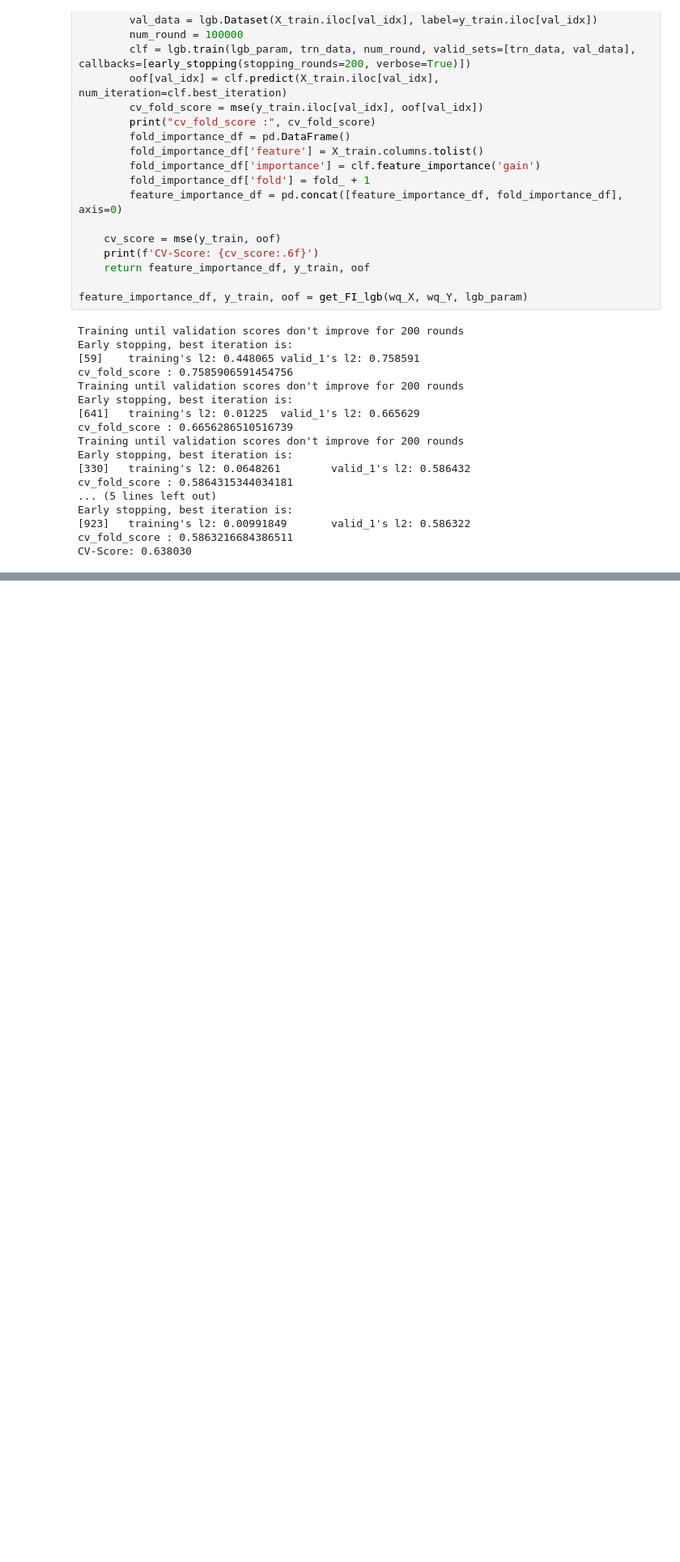
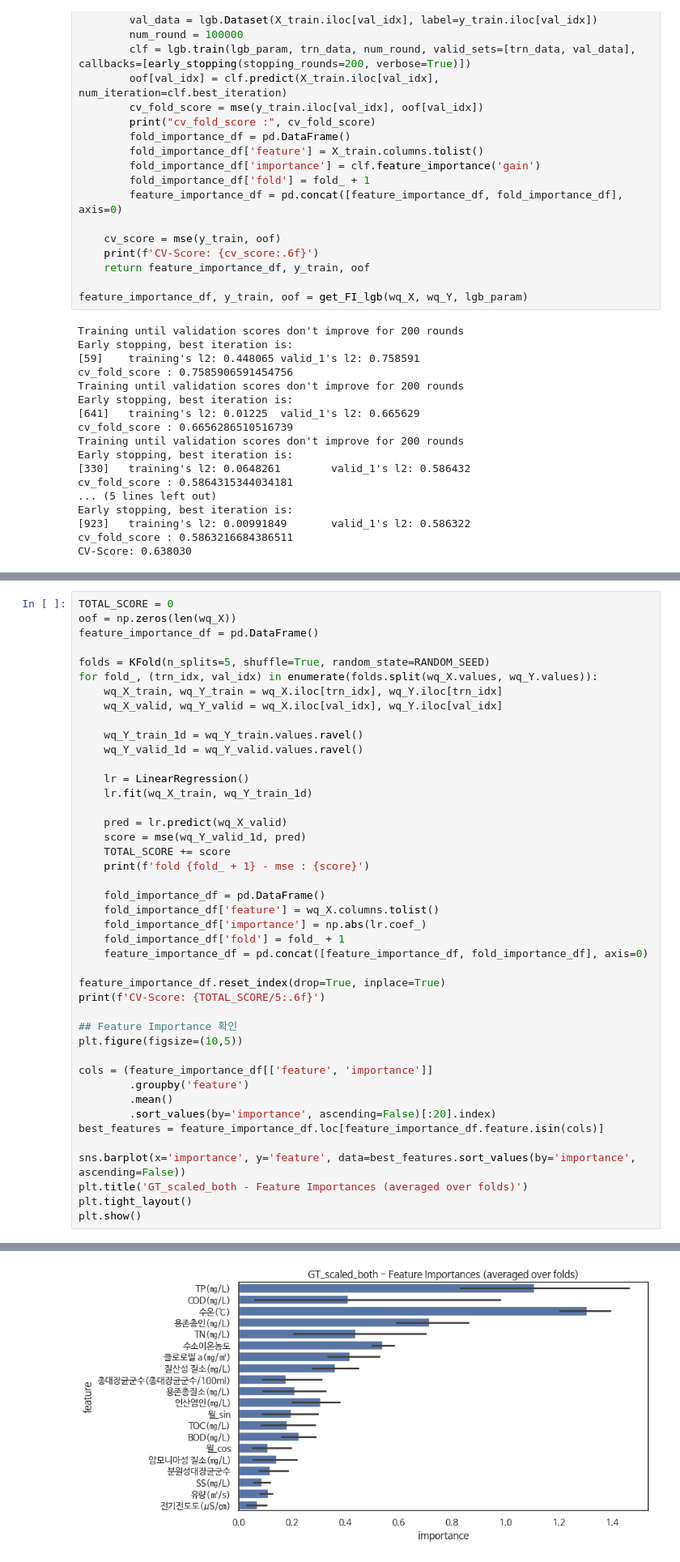
Before and after one commit to komingsu/piml, a Jupyter notebook: basic_eda.ipynb, the cells around one changed output, grey strips where cells are left out. Shown at 81% size. Saved outputs shown, nothing was run; the diff lists cells and outputs as text; blank space fills up the shorter version.

```diff
--- a/basic_eda.ipynb
+++ b/basic_eda.ipynb
@@ -299,0 +296,44 @@ plt.tight_layout()
+# %%
+TOTAL_SCORE = 0
+oof = np.zeros(len(wq_X))
+feature_importance_df = pd.DataFrame()
+
+folds = KFold(n_splits=5, shuffle=True, random_state=RANDOM_SEED)
+for fold_, (trn_idx, val_idx) in enumerate(folds.split(wq_X.values, wq_Y.values)):
+    wq_X_train, wq_Y_train = wq_X.iloc[trn_idx], wq_Y.iloc[trn_idx]
+    wq_X_valid, wq_Y_valid = wq_X.iloc[val_idx], wq_Y.iloc[val_idx]
+
+    wq_Y_train_1d = wq_Y_train.values.ravel()
+    wq_Y_valid_1d = wq_Y_valid.values.ravel()
+
+    lr = LinearRegression()
+    lr.fit(wq_X_train, wq_Y_train_1d)
+
+    pred = lr.predict(wq_X_valid)
+    score = mse(wq_Y_valid_1d, pred)
+    TOTAL_SCORE += score
+    print(f'fold {fold_ + 1} - mse : {score}')
+
+    fold_importance_df = pd.DataFrame()
+    fold_importance_df['feature'] = wq_X.columns.tolist()
+    fold_importance_df['importance'] = np.abs(lr.coef_)
+    fold_importance_df['fold'] = fold_ + 1
+    feature_importance_df = pd.concat([feature_importance_df, fold_importance_df], axis=0)
+
+feature_importance_df.reset_index(drop=True, inplace=True)
+print(f'CV-Score: {TOTAL_SCORE/5:.6f}')
+
+## Feature Importance 확인
+plt.figure(figsize=(10,5))
+
+cols = (feature_importance_df[['feature', 'importance']]
+        .groupby('feature')
+        .mean()
+        .sort_values(by='importance', ascending=False)[:20].index)
+best_features = feature_importance_df.loc[feature_importance_df.feature.isin(cols)]
+
+sns.barplot(x='importance', y='feature', data=best_features.sort_values(by='importance', ascending=False))
+plt.title('GT_scaled_both - Feature Importances (averaged over folds)')
+plt.tight_layout()
+plt.show()
+# %% [output]
@@ -299,0 +346 @@ plt.tight_layout()
+[figure, added]
```
Also changed, not shown: parts of 6 cells of this notebook.
